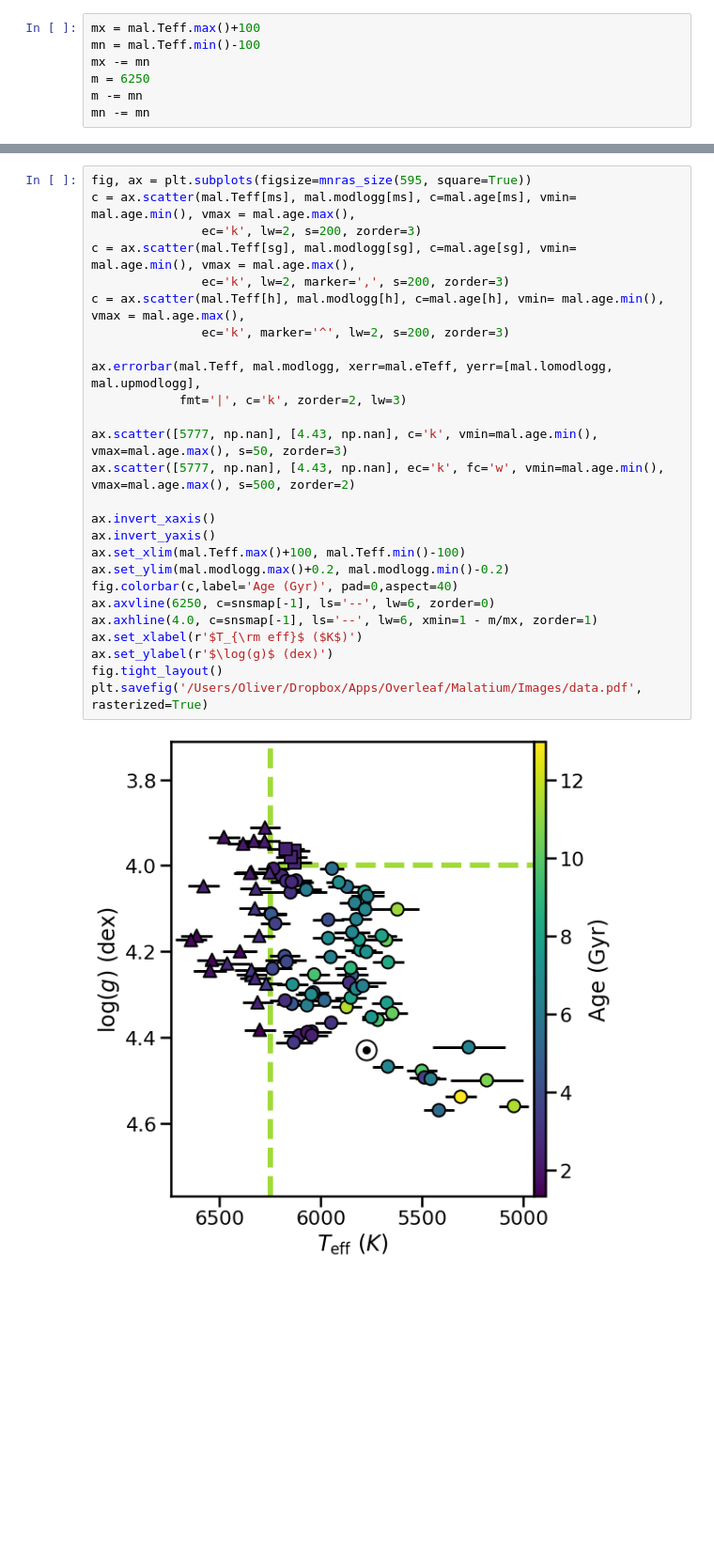
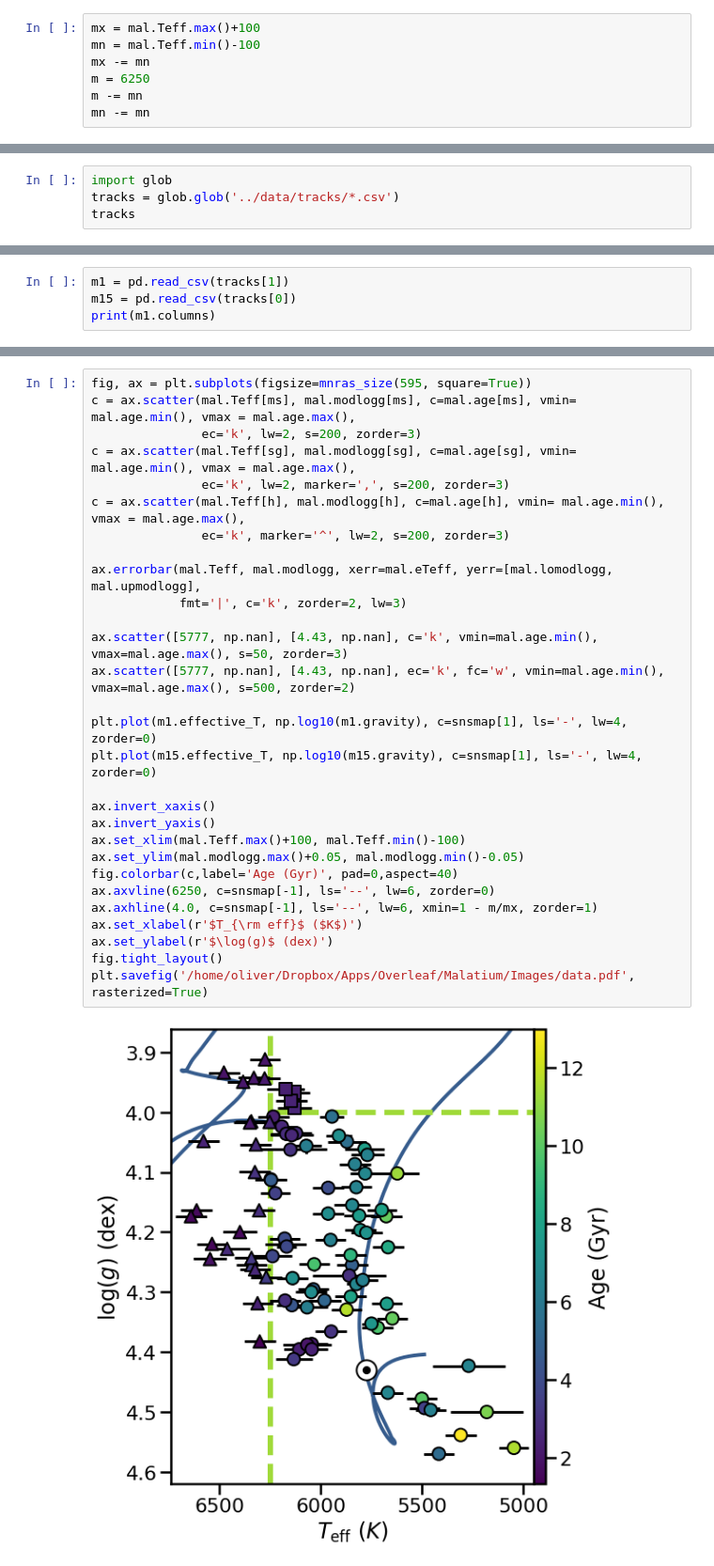
Before and after one commit to ojhall94/malatium, a Jupyter notebook: paper/plots.ipynb, the cells around one changed output, grey strips where cells are left out. Shown at 94% size. Cells and saved outputs as stored; diff of their text form; blank space fills up the shorter version.

Commit message:
Worked on adding tracks

```diff
--- a/paper/plots.ipynb
+++ b/paper/plots.ipynb
@@ -41,0 +45,4 @@ snsmap = sns.color_palette('viridis')
+# %%
+import glob
+tracks = glob.glob('../data/tracks/*.csv')
+tracks
@@ -41,0 +53,4 @@ snsmap = sns.color_palette('viridis')
+# %%
+m1 = pd.read_csv(tracks[1])
+m15 = pd.read_csv(tracks[0])
+print(m1.columns)
@@ -42,28 +64,31 @@ snsmap = sns.color_palette('viridis')
 # %%
 fig, ax = plt.subplots(figsize=mnras_size(595, square=True))
 c = ax.scatter(mal.Teff[ms], mal.modlogg[ms], c=mal.age[ms], vmin= mal.age.min(), vmax = mal.age.max(),
                ec='k', lw=2, s=200, zorder=3)
 c = ax.scatter(mal.Teff[sg], mal.modlogg[sg], c=mal.age[sg], vmin= mal.age.min(), vmax = mal.age.max(),
                ec='k', lw=2, marker=',', s=200, zorder=3)
 c = ax.scatter(mal.Teff[h], mal.modlogg[h], c=mal.age[h], vmin= mal.age.min(), vmax = mal.age.max(),
                ec='k', marker='^', lw=2, s=200, zorder=3)
 
 ax.errorbar(mal.Teff, mal.modlogg, xerr=mal.eTeff, yerr=[mal.lomodlogg, mal.upmodlogg],
             fmt='|', c='k', zorder=2, lw=3)
 
 ax.scatter([5777, np.nan], [4.43, np.nan], c='k', vmin=mal.age.min(), vmax=mal.age.max(), s=50, zorder=3)
 ax.scatter([5777, np.nan], [4.43, np.nan], ec='k', fc='w', vmin=mal.age.min(), vmax=mal.age.max(), s=500, zorder=2)
 
+plt.plot(m1.effective_T, np.log10(m1.gravity), c=snsmap[1], ls='-', lw=4, zorder=0)
+plt.plot(m15.effective_T, np.log10(m15.gravity), c=snsmap[1], ls='-', lw=4, zorder=0)
+
 ax.invert_xaxis()
 ax.invert_yaxis()
 ax.set_xlim(mal.Teff.max()+100, mal.Teff.min()-100)
-ax.set_ylim(mal.modlogg.max()+0.2, mal.modlogg.min()-0.2)
+ax.set_ylim(mal.modlogg.max()+0.05, mal.modlogg.min()-0.05)
 fig.colorbar(c,label='Age (Gyr)', pad=0,aspect=40)
 ax.axvline(6250, c=snsmap[-1], ls='--', lw=6, zorder=0)
 ax.axhline(4.0, c=snsmap[-1], ls='--', lw=6, xmin=1 - m/mx, zorder=1)
 ax.set_xlabel(r'$T_{\rm eff}$ ($K$)')
 ax.set_ylabel(r'$\log(g)$ (dex)')
 fig.tight_layout()
-plt.savefig('/Users/Oliver/Dropbox/Apps/Overleaf/Malatium/Images/data.pdf', rasterized=True)
+plt.savefig('/home/oliver/Dropbox/Apps/Overleaf/Malatium/Images/data.pdf', rasterized=True)
 # %% [output]
-[figure, old version]
+[figure, new version]
```
Also changed, not shown: parts of 5 cells of this notebook, 6 other files.
